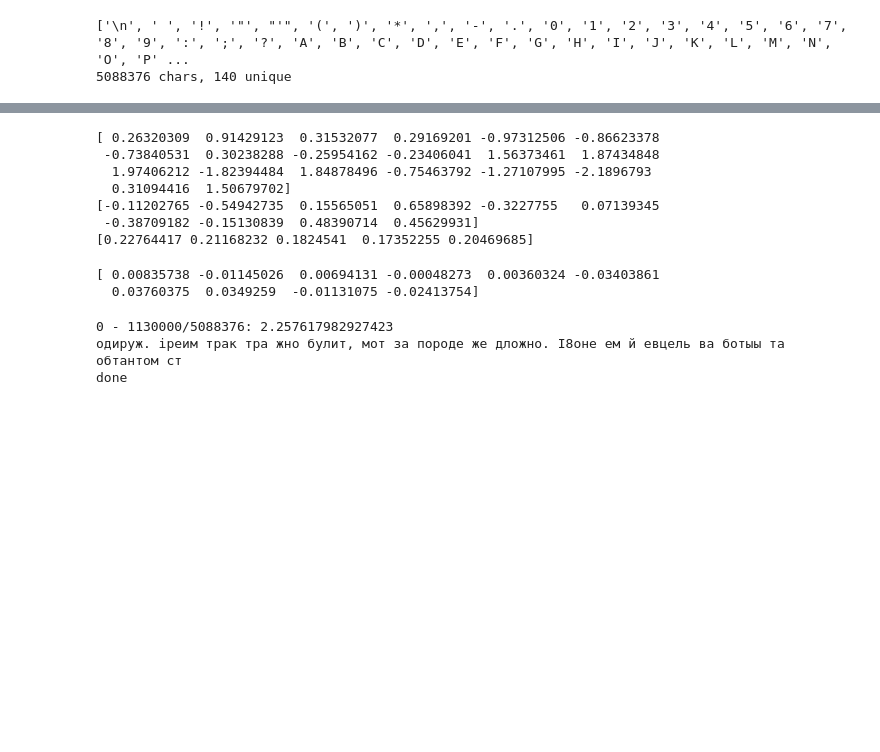
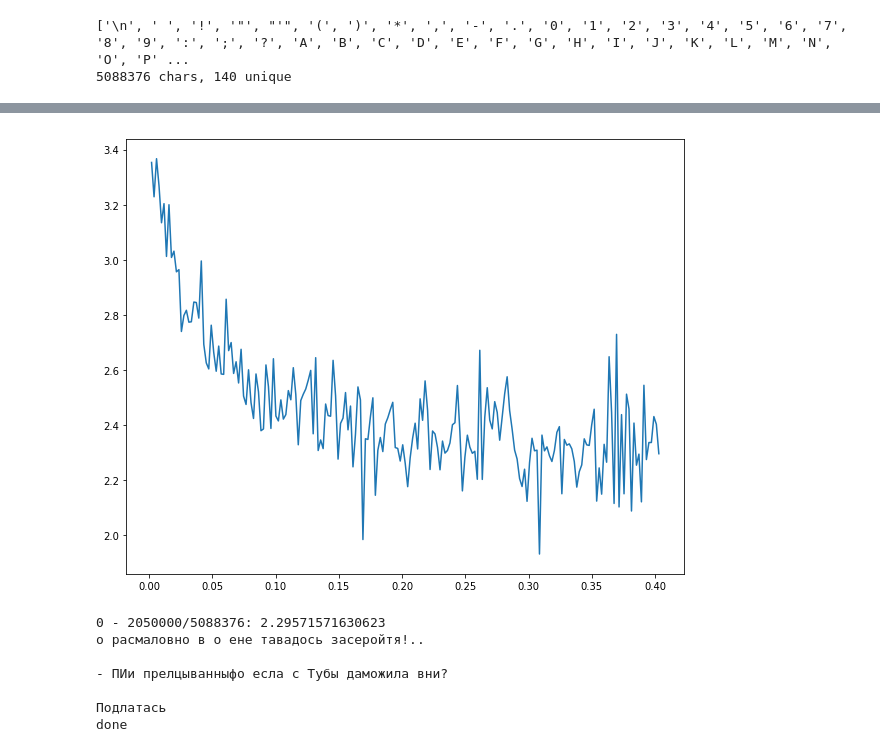
Before and after one commit to agerasev/neural, a Jupyter notebook: char_rnn/main.ipynb, the cells around one changed output, grey strips where cells are left out. Cells and saved outputs as stored; diff of their text form; code cells hidden in the pictures; blank space fills up the shorter version.

Commit message:
loss plotting

```diff
--- a/char_rnn/main.ipynb
+++ b/char_rnn/main.ipynb
@@ -93,44 +101,11 @@ class Cell:
-# %%
-sx, sh, sy = 20, 10, 5
-cell = Cell(sx, sh, sy)
-x = np.random.randn(sx)
-h = cell.newstate()
-nsteps = 10
-
-mem = []
-for i in range(nsteps):
-    h, y, m = cell.step(h, x, mem=True)
-    mem.append(m)
-
-print(x)
-print(h)
-print(y)
-# %% [output]
-[ 0.26320309  0.91429123  0.31532077  0.29169201 -0.97312506 -0.86623378
- -0.73840531  0.30238288 -0.25954162 -0.23406041  1.56373461  1.87434848
-  1.97406212 -1.82394484  1.84878496 -0.75463792 -1.27107995 -2.1896793
-  0.31094416  1.50679702]
-[-0.11202765 -0.54942735  0.15565051  0.65898392 -0.3227755   0.07139345
- -0.38709182 -0.15130839  0.48390714  0.45629931]
-[0.22764417 0.21168232 0.1824541  0.17352255 0.20469685]
-# %%
-nlearn = 1
-
-for i in range(nlearn):
-    grad = cell.newgrad()
-    eh = cell.newstate()
-    for m in reversed(mem):
-        #print(m)
-        eh = cell.backprop(grad, eh, m, y - [1, 0, 0, 0, 0])
-    #[np.clip(dW, -5, 5, out=dW) for dW in grad]
-    cell.learn(grad, 1e-3)
-    print(eh)
-    #print(grad)
-# %% [output]
-[ 0.00835738 -0.01145026  0.00694131 -0.00048273  0.00360324 -0.03403861
-  0.03760375  0.0349259  -0.01131075 -0.02413754]
+# %%
+plots = {
+    "sgd": [],
+    "adagrad": [],
+    "rmsprop": [],
+}
 # %%
-net = Cell(len(charset), 100, len(charset))
+net = Cell(len(charset), 50, len(charset))
 grad = net.newgrad()
 # %%
 seqlen = 100
@@ -142,6 +117,14 @@ iepoch = 0
 pos = 0
 h = net.newstate()
 adagrad = net.newstate()
+rmsprop = 1e-3
+
+mode = "rmsprop"
+learn_keys = {}
+if mode == "adagrad" and mode == "rmsprop":
+    learn_keys["adagrad"] = adagrad
+    if mode == "rmsprop":
+        learn_keys["rmsprop"] = rmsprop
 # %%
 done = False
 def signal_handler(signal, frame):
@@ -149,39 +132,47 @@ def signal_handler(signal, frame):
     done = True
 signal.signal(signal.SIGINT, signal_handler)
 
 while not done:
     h, y, m = net.step(h, chvec[data[pos]], mem=True)
     mem.append((m, y, data[pos + 1]))
     loss = 0.99*loss + 0.01*cross_entropy_loss(y, chidx[data[pos + 1]])
 
     if (pos + 1) % seqlen == 0:
         [dW.fill(0) for dW in grad]
         eh = net.newstate()
         for m, y, ch in reversed(mem):
             eh = net.backprop(grad, eh, m, y - chvec[ch])
         [np.clip(dW, -5, 5, out=dW) for dW in grad] # mitigate exploding gradient
-        net.learn(grad, rate/seqlen, adagrad=adagrad)
+        net.learn(grad, rate/seqlen, **learn_keys)
         mem = []
 
     if pos % 10000 == 0:
-        clear_output()
-        print("%s - %s/%s: %s" % (iepoch, pos, len(data), loss))
-
+        clear_output(wait=True)
+        plots[mode].append((iepoch + pos/len(data), loss))
+        out = ""
         ch = data[pos]
         _h = h
         for i in range(100):
             _h, y, _ = net.step(_h, chvec[ch])
             ch = np.random.choice(charset, p=y)
-            print(ch, end='')
-        print()
+            out += ch
+        plt.plot(*zip(*plots[mode][1:]))
+        plt.show()
+        print("%s - %s/%s: %s" % (iepoch, pos, len(data), loss))
+        print(out)
 
     pos += 1
     if pos >= len(data) - 1:
         pos = 0
         iepoch += 1
 
 print("done")
 # %% [output]
+[figure, added]
-0 - 1130000/5088376: 2.257617982927423
-одируж. iреим трак тра жно булит, мот за породе же дложно. I8оне ем й евцель ва ботыы та обтантом ст
+0 - 2050000/5088376: 2.29571571630623
+о расмаловно в о ене тавадось засеройтя!..
+
+- ПИи прелцыванныфо есла с Тубы даможила вни?
+
+Подлатась
 done
```
Also changed, not shown: parts of 6 cells of this notebook.
